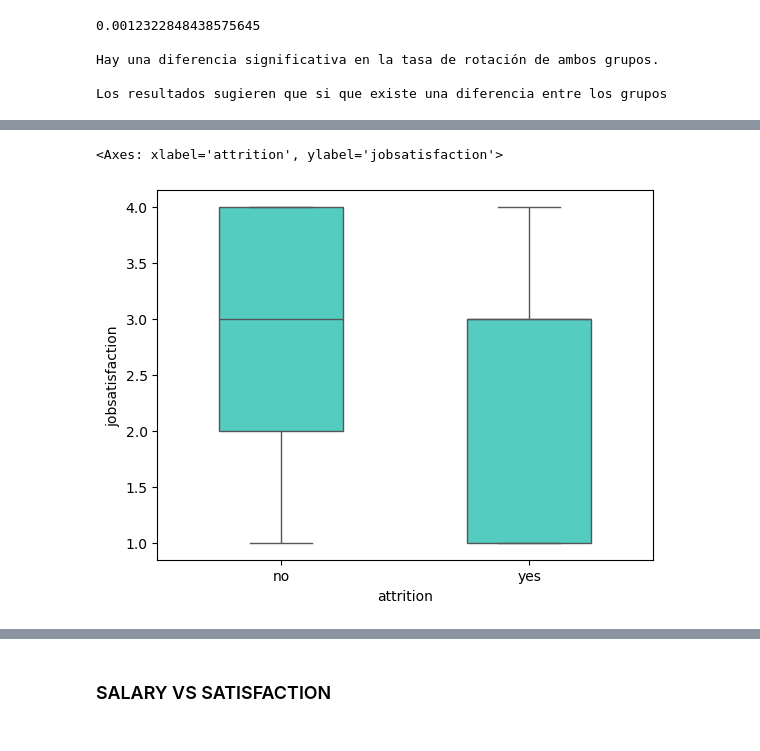
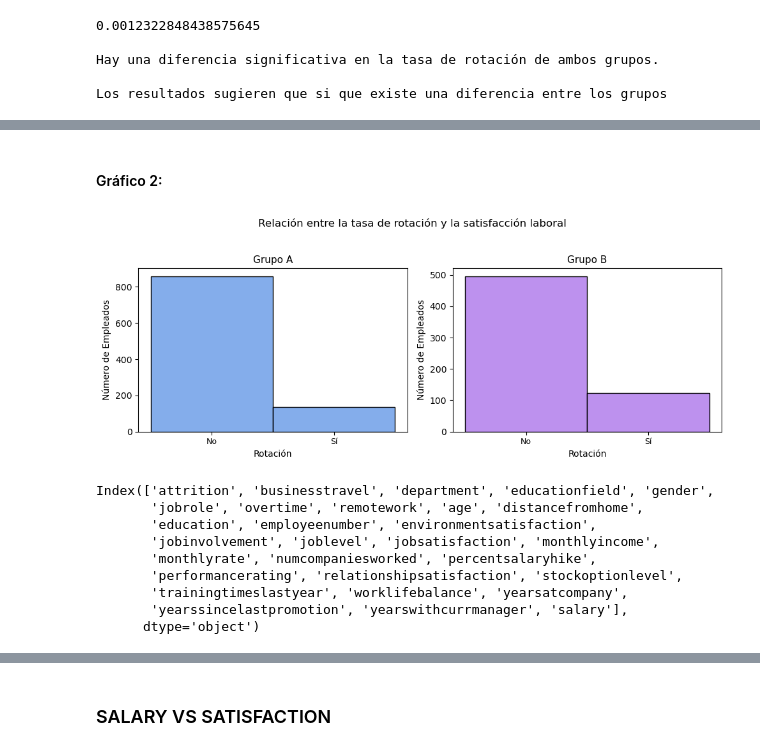
Before and after one commit to ArianaPapantonio/Final_project_module_3, a Jupyter notebook: Fase_4_AB_testing/AB_testing.ipynb, the cells around one changed output, grey strips where cells are left out. Cells and saved outputs as stored; diff of their text form; code cells hidden in the pictures.

```diff
--- a/Fase_4_AB_testing/AB_testing.ipynb
+++ b/Fase_4_AB_testing/AB_testing.ipynb
@@ -222,10 +215,0 @@ sns.histplot(x = "attrition", data = grupo_b, color = "blue", ax = axes[1]); #su
-# %%
-sns.boxplot(data=df,
-            y='jobsatisfaction',
-            x='attrition',
-            width = 0.5,
-            color = "turquoise",
-            )
-# %% [output]
-<Axes: xlabel='attrition', ylabel='jobsatisfaction'>
-[figure, removed]
@@ -231,0 +218,31 @@ sns.boxplot(data=df,
+# %% [markdown]
+#### Gráfico 2:
+# %%
+fig, axes = plt.subplots(nrows=1, ncols=2, figsize=(10, 4))
+
+# Gráfico para el grupo A
+sns.histplot(x="attrition", data=grupo_a, color="#5B92E5", ax=axes[0])
+axes[0].set_title("Grupo A", fontsize=11)
+axes[0].set_xlabel("Rotación", fontsize=10)
+axes[0].set_ylabel("Número de Empleados", fontsize=10)
+# Cambiar etiquetas del eje x
+axes[0].set_xticks([0, 1])  # Si las etiquetas están codificadas como 0 y 1 (opcional)
+axes[0].set_xticklabels(["No", "Sí"], fontsize=9)
+
+# Gráfico para el grupo B
+sns.histplot(x="attrition", data=grupo_b, color="#A76DE9", ax=axes[1])
+axes[1].set_title("Grupo B", fontsize=11)
+axes[1].set_xlabel("Rotación", fontsize=10)
+axes[1].set_ylabel("Número de Empleados", fontsize=10)
+# Cambiar etiquetas del eje x
+axes[1].set_xticks([0, 1])  # Si las etiquetas están codificadas como 0 y 1 (opcional)
+axes[1].set_xticklabels(["No", "Sí"], fontsize=9)
+
+# Título general de la figura
+fig.suptitle("Relación entre la tasa de rotación y la satisfacción laboral", fontsize=12)
+
+# Ajustar diseño
+plt.tight_layout(rect=[0, 0, 1, 0.95])
+plt.show()
+# %% [output]
+[figure, added]
@@ -231,0 +252,12 @@ sns.boxplot(data=df,
+# %%
+df.columns
+# %% [output]
+Index(['attrition', 'businesstravel', 'department', 'educationfield', 'gender',
+       'jobrole', 'overtime', 'remotework', 'age', 'distancefromhome',
+       'education', 'employeenumber', 'environmentsatisfaction',
+       'jobinvolvement', 'joblevel', 'jobsatisfaction', 'monthlyincome',
+       'monthlyrate', 'numcompaniesworked', 'percentsalaryhike',
+       'performancerating', 'relationshipsatisfaction', 'stockoptionlevel',
+       'trainingtimeslastyear', 'worklifebalance', 'yearsatcompany',
+       'yearssincelastpromotion', 'yearswithcurrmanager', 'salary'],
+      dtype='object')
```
Also changed, not shown: parts of 30 cells of this notebook.
